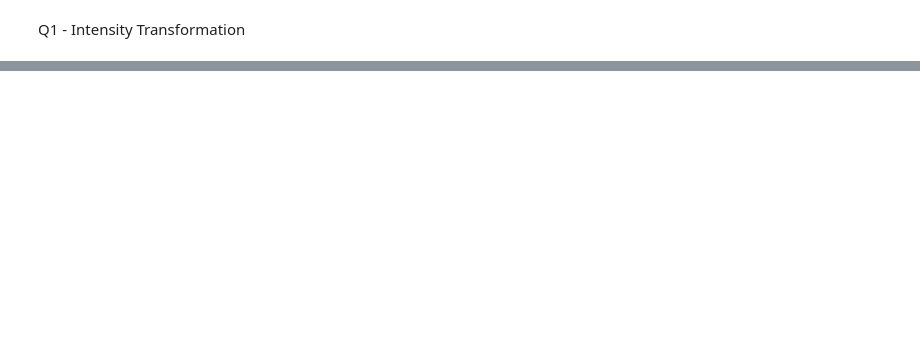
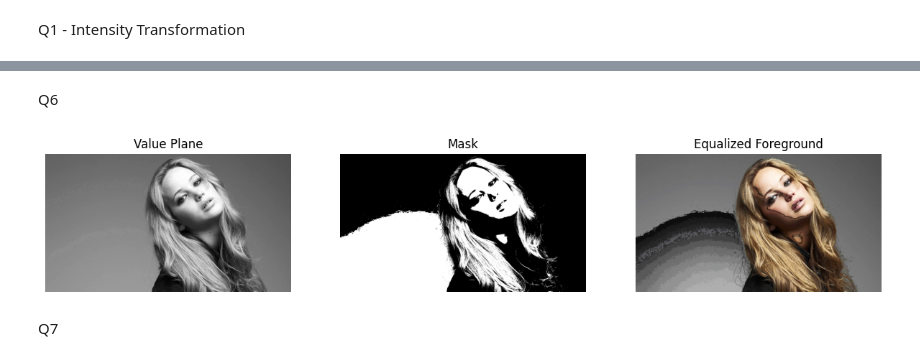
Before and after one commit to KKRavindu/-Intensity-Transformations-and-Neighborhood-Filtering, a Jupyter notebook: code.ipynb, the cells around one changed output, grey strips where cells are left out. Cells and saved outputs as stored; diff of their text form; code cells hidden in the pictures; blank space fills up the shorter version.

```diff
--- a/code.ipynb
+++ b/code.ipynb
@@ -56,0 +144,18 @@ plt.show()
+# %%
+def hist_equalize_gray(img):
+    hist, _ = np.histogram(img.flatten(), 256, [0,256])
+    cdf = hist.cumsum()
+    cdf_masked = np.ma.masked_equal(cdf, 0)
+    cdf_masked = (cdf_masked - cdf_masked.min()) * 255 / (cdf_masked.max() - cdf_masked.min())
+    cdf_final = np.ma.filled(cdf_masked, 0).astype('uint8')
+    return cv.LUT(img, cdf_final)
+
+img5 = cv.imread('shells.tif', cv.IMREAD_GRAYSCALE)
+img5_eq = hist_equalize_gray(img5)
+
+plt.hist(img5.ravel(), 256, [0,256], label='Original')
+plt.hist(img5_eq.ravel(), 256, [0,256], label='Equalized')
+plt.legend(); plt.title("Q5: Histogram Equalization")
+plt.show()
+
+show_images([img5, img5_eq], ["Original", "Equalized"], ["gray", "gray"])
@@ -56,0 +165,22 @@ plt.show()
+# %% [markdown]
+Q6
+# %%
+img6 = cv.imread('jeniffer.jpg')
+hsv6 = cv.cvtColor(img6, cv.COLOR_BGR2HSV)
+h6, s6, v6 = cv.split(hsv6)
+
+_, mask = cv.threshold(v6, 128, 255, cv.THRESH_BINARY)
+
+foreground = cv.bitwise_and(v6, v6, mask=mask)
+foreground_eq = hist_equalize_gray(foreground)
+
+background = cv.bitwise_and(v6, v6, mask=cv.bitwise_not(mask))
+combined_v = cv.add(background, foreground_eq)
+
+final_img6 = cv.cvtColor(cv.merge((h6, s6, combined_v)), cv.COLOR_HSV2BGR)
+
+show_images([v6, mask, final_img6], ["Value Plane", "Mask", "Equalized Foreground"], ["gray", "gray", None])
+# %% [output]
+[figure, added]
+# %% [markdown]
+Q7
```
Also changed, not shown: parts of 14 cells of this notebook.
